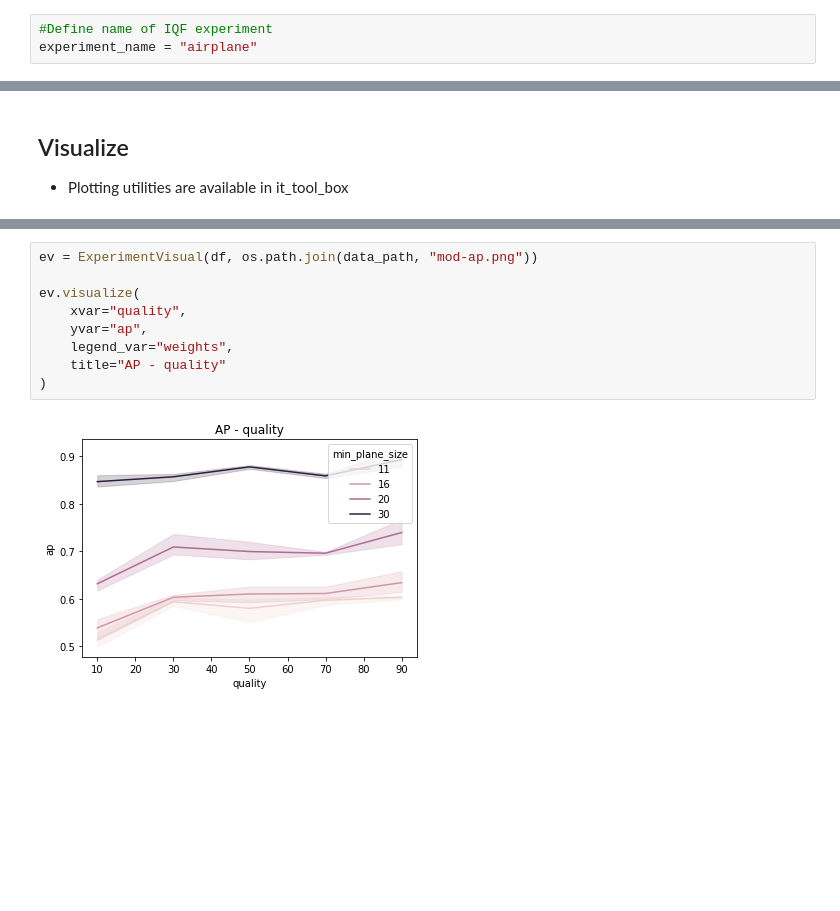
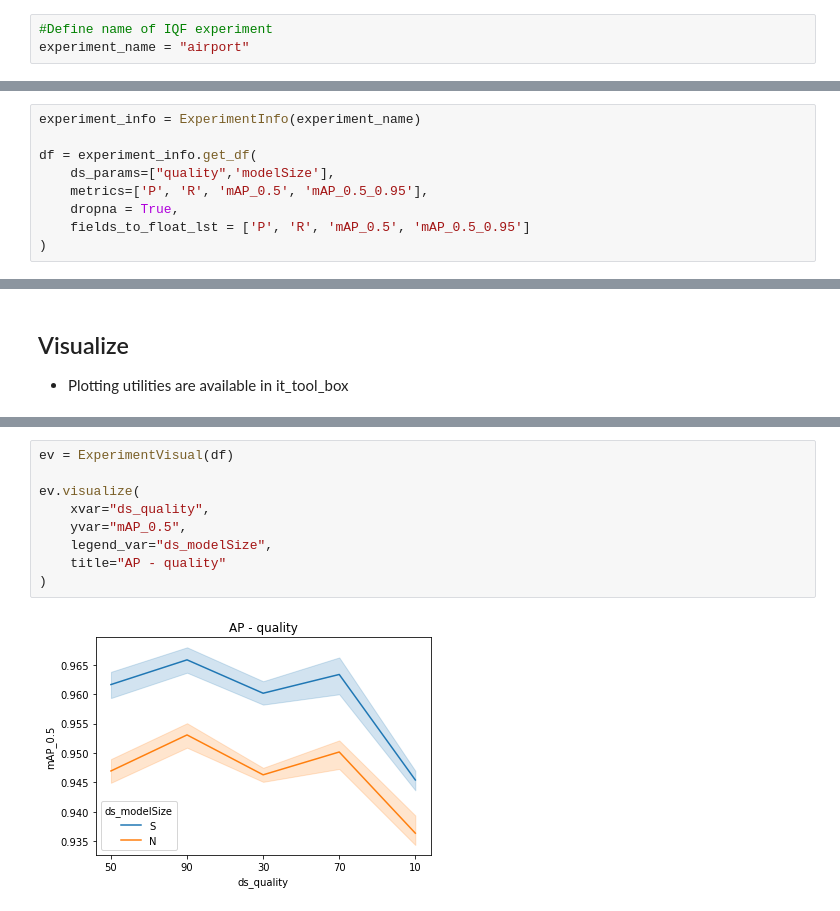
Before and after one commit to satellogic/iquaflow-airport-use-case, a Jupyter notebook: IQF-UseCase.ipynb, the cells around one changed output, grey strips where cells are left out. Drawn from its saved outputs; the diff is of its cells as text; blank space fills up the shorter version.

```diff
--- a/IQF-UseCase.ipynb
+++ b/IQF-UseCase.ipynb
@@ -60,7 +135,7 @@ experiment.execute()
  * Define path of the original(reference) dataset
 # %%
 #Define name of IQF experiment
-experiment_name = "airplane"
+experiment_name = "airport"
 # %% [markdown]
 ## Load experiment info
  - ExperimentInfo is used to retrieve all the information of the whole experiment.
@@ -79,3 +152,12 @@ df = experiment_info.get_df(
+# %%
+experiment_info = ExperimentInfo(experiment_name)
+
+df = experiment_info.get_df(
+    ds_params=["quality",'modelSize'],
+    metrics=['P', 'R', 'mAP_0.5', 'mAP_0.5_0.95'],
+    dropna = True,
+    fields_to_float_lst = ['P', 'R', 'mAP_0.5', 'mAP_0.5_0.95']
+)
 # %%
 df
 # %% [output]
@@ -98,11 +216,11 @@ df
 # %%
-ev = ExperimentVisual(df, os.path.join(data_path, "mod-ap.png"))
+ev = ExperimentVisual(df)
 
 ev.visualize(
-    xvar="quality",
-    yvar="ap",
-    legend_var="weights",
+    xvar="ds_quality",
+    yvar="mAP_0.5",
+    legend_var="ds_modelSize",
     title="AP - quality"
 )
 # %% [output]
-[figure, old version]
+[figure, new version]
```
Also changed, not shown: parts of 13 cells of this notebook, 3 other files.
